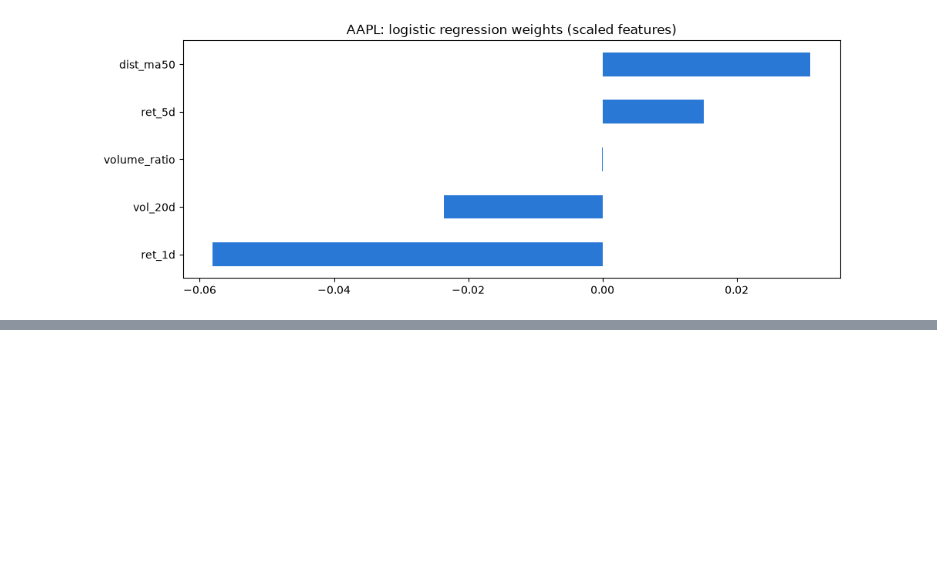
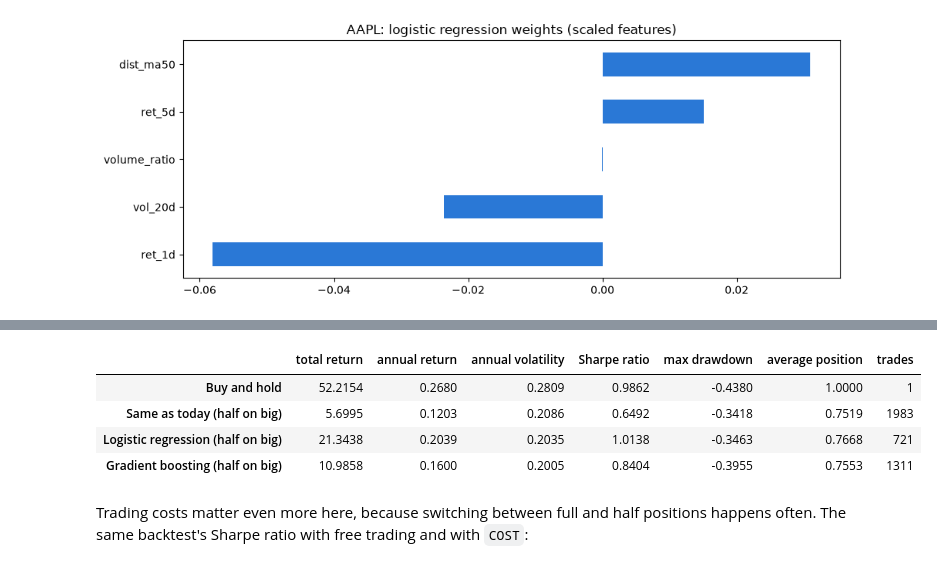
Before and after one commit to pranaysharma13/stock-movement-predictor, a Jupyter notebook: reports/AAPL.ipynb, the cells around one changed output, grey strips where cells are left out. Saved outputs shown, nothing was run; the diff lists cells and outputs as text; code cells hidden in the pictures; blank space fills up the shorter version.

```diff
--- a/reports/AAPL.ipynb
+++ b/reports/AAPL.ipynb
@@ -345,0 +477,15 @@ plt.show()
+# %%
+vol_positions = {"Buy and hold": pd.Series(1.0, index=vol_test.index),
+                 "Same as today (half on big)": half_on_big(vol_baselines["Same as today"])}
+vol_positions.update({f"{name} (half on big)": half_on_big(p["pred"]) for name, p in vol_model_preds.items()})
+
+vol_stats, vol_daily = backtest_table(vol_positions, vol_test["next_ret"], cost=COST)
+vol_stats.rename(columns={"days in market": "average position"})
+# %% [output]
+|  | total return | annual return | annual volatility | Sharpe ratio | max drawdown | average position | trades |
+| Buy and hold | 52.2154 | 0.2680 | 0.2809 | 0.9862 | -0.4380 | 1.0000 | 1 |
+| Same as today (half on big) | 5.6995 | 0.1203 | 0.2086 | 0.6492 | -0.3418 | 0.7519 | 1983 |
+| Logistic regression (half on big) | 21.3438 | 0.2039 | 0.2035 | 1.0138 | -0.3463 | 0.7668 | 721 |
+| Gradient boosting (half on big) | 10.9858 | 0.1600 | 0.2005 | 0.8404 | -0.3955 | 0.7553 | 1311 |
+# %% [markdown]
+Trading costs matter even more here, because switching between full and half positions happens often. The same backtest's Sharpe ratio with free trading and with `COST`:
```
Also changed, not shown: parts of 22 cells of this notebook, 20 other files.
